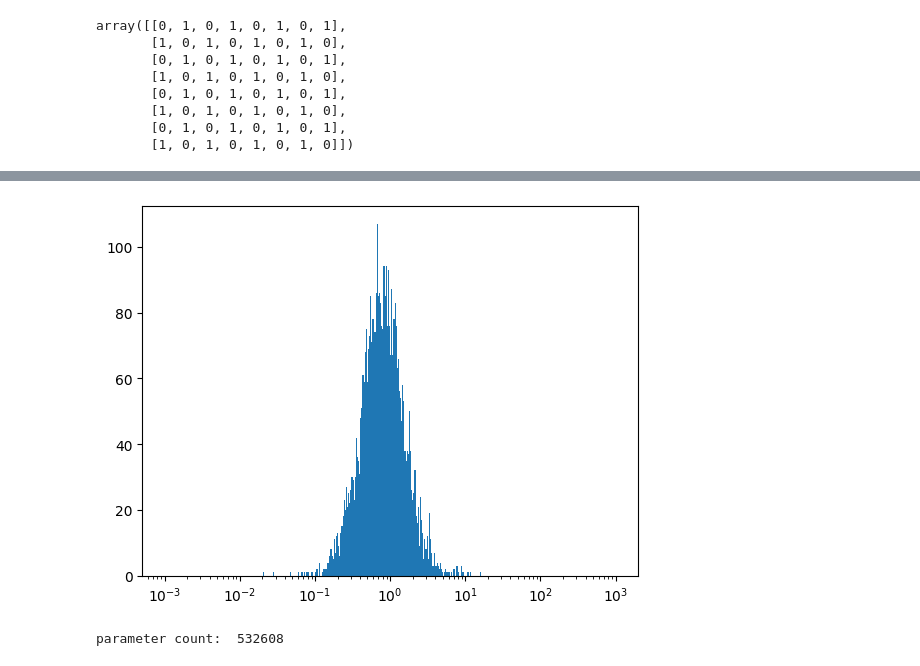
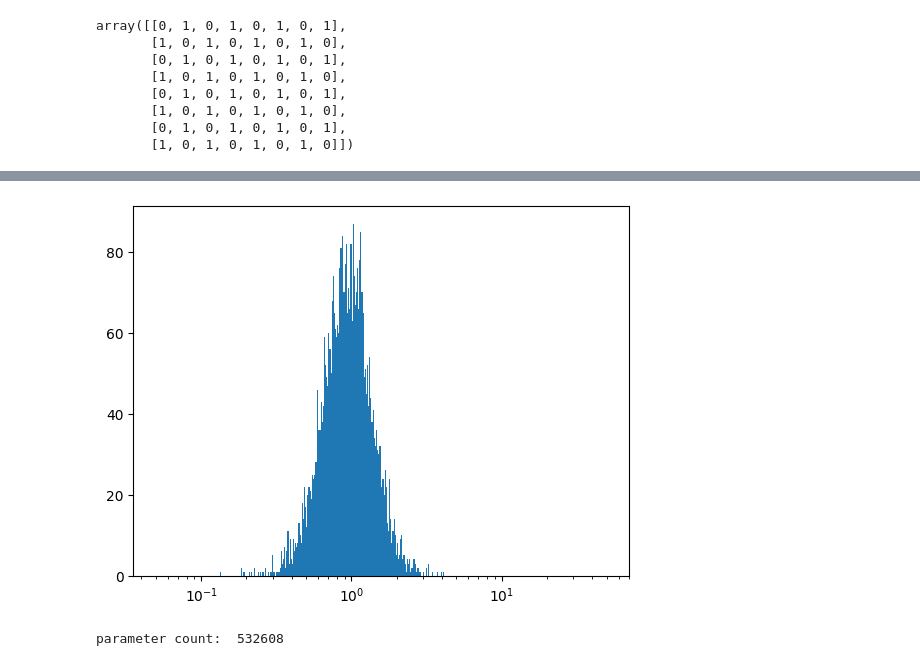
Before and after one commit to orginos/torchQFT, a Jupyter notebook: simple_net_rnvp.ipynb, the cells around one changed output, grey strips where cells are left out. Cells and saved outputs as stored; diff of their text form; code cells hidden in the pictures.

```diff
--- a/simple_net_rnvp.ipynb
+++ b/simple_net_rnvp.ipynb
@@ -141,9 +141,9 @@ std  re-weighting factor:  0.8735243
 # %%
-logbins = np.logspace(np.log10(1e-3),np.log10(1e3),int(w.shape[0]/10))
+logbins = np.logspace(np.log10(5e-2),np.log10(5e1),int(w.shape[0]/10))
 plt.hist(w.detach(),bins=logbins)
 plt.xscale('log')
 # %% [output]
-[figure, old version]
+[figure, new version]
 # %%
 c=0
 for tt in model.parameters():
```
Also changed, not shown: parts of 4 cells of this notebook, 1 other file.
